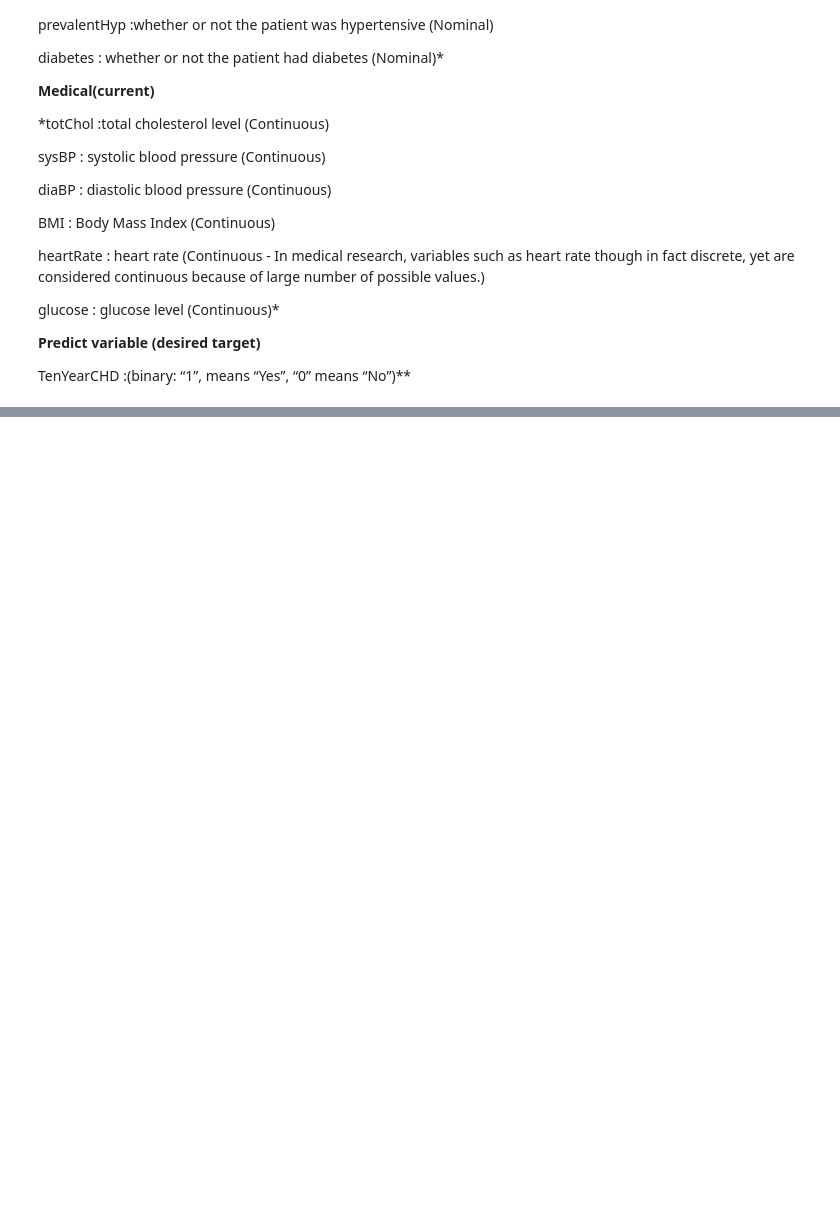
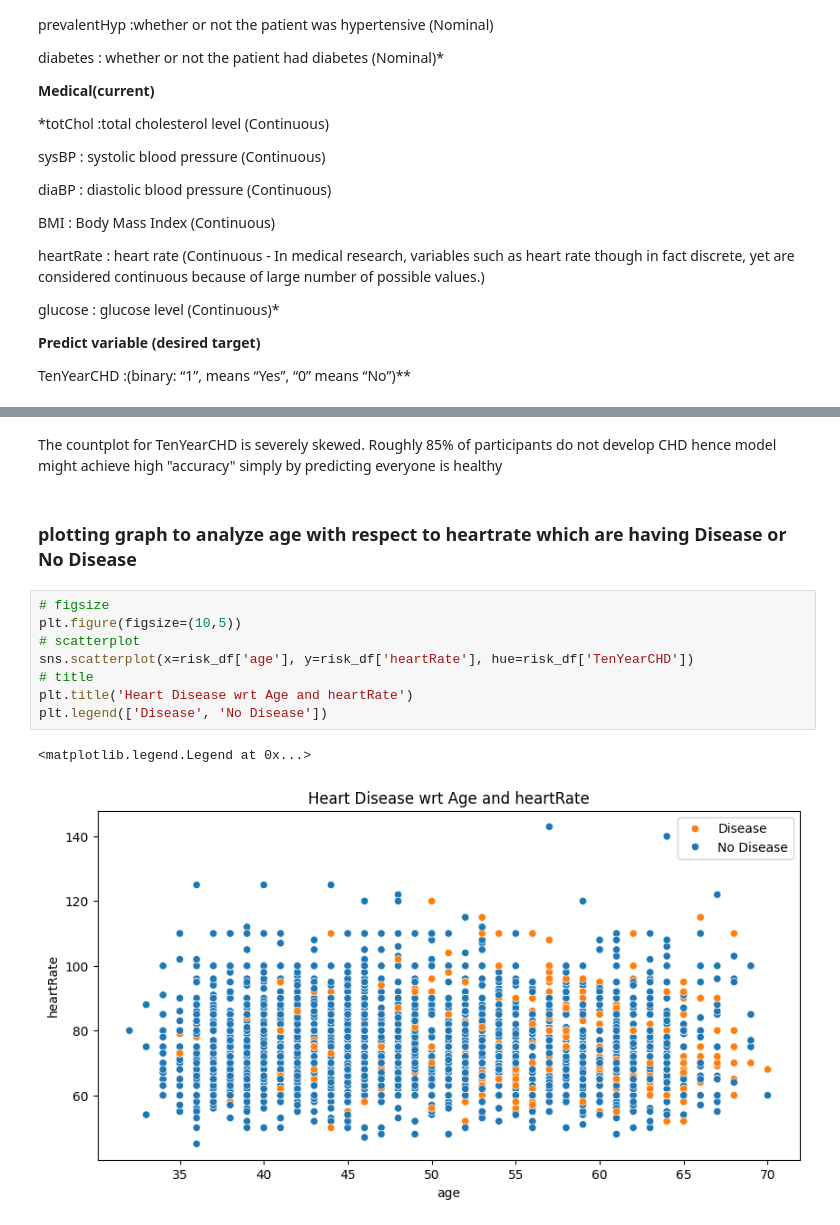
Before and after one commit to Bhoomi413/Predict-CHD-for-Over-10years-Ml, a Jupyter notebook: MlCodeNotebook.ipynb, the cells around one changed output, grey strips where cells are left out. Saved outputs shown, nothing was run; the diff lists cells and outputs as text; blank space fills up the shorter version.

```diff
--- a/MlCodeNotebook.ipynb
+++ b/MlCodeNotebook.ipynb
@@ -280,0 +393,15 @@ TenYearCHD :(binary: “1”, means “Yes”, “0” means “No”)**
+# %% [markdown]
+The countplot for TenYearCHD is severely skewed. Roughly 85% of participants do not develop CHD hence model might achieve high "accuracy" simply by predicting everyone is healthy
+# %% [markdown]
+### plotting graph to analyze age with respect to heartrate which are having Disease or No Disease
+# %%
+# figsize
+plt.figure(figsize=(10,5))
+# scatterplot
+sns.scatterplot(x=risk_df['age'], y=risk_df['heartRate'], hue=risk_df['TenYearCHD'])
+# title
+plt.title('Heart Disease wrt Age and heartRate')
+plt.legend(['Disease', 'No Disease'])
+# %% [output]
+<matplotlib.legend.Legend at 0x...>
+[figure, added]
```
Also changed, not shown: parts of 10 cells of this notebook.
